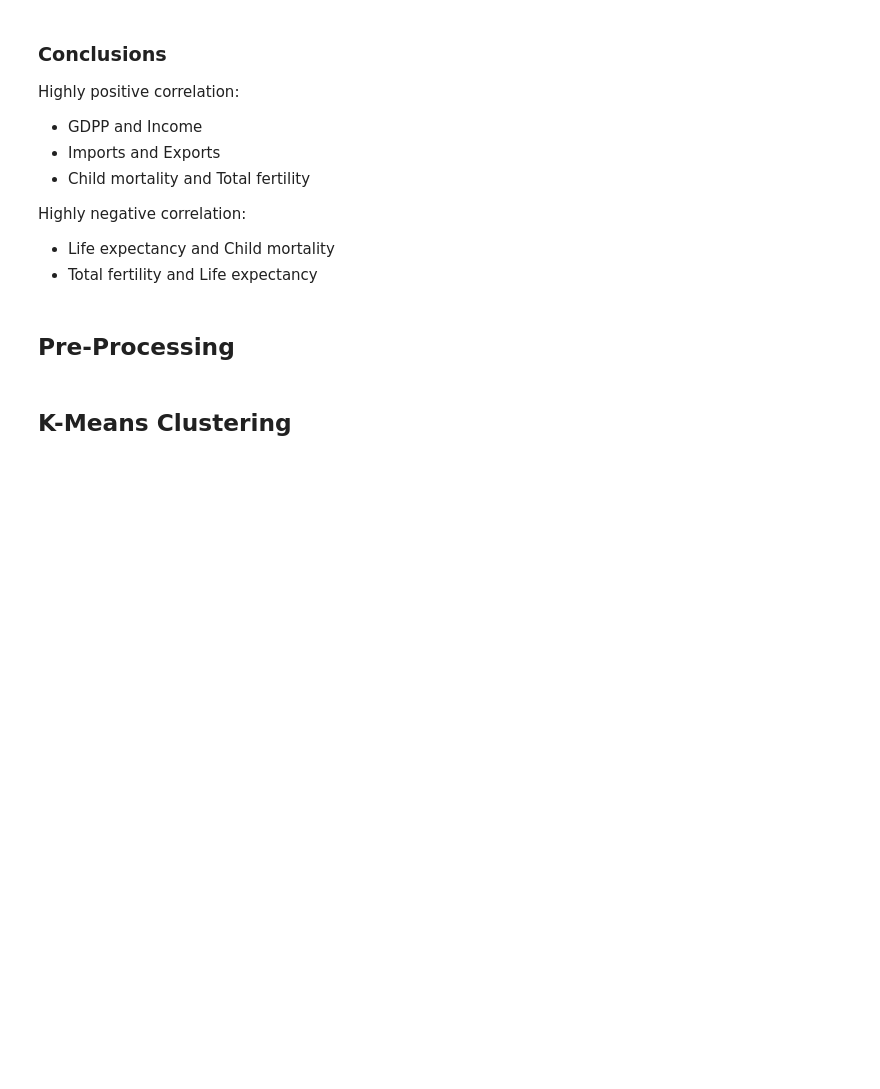
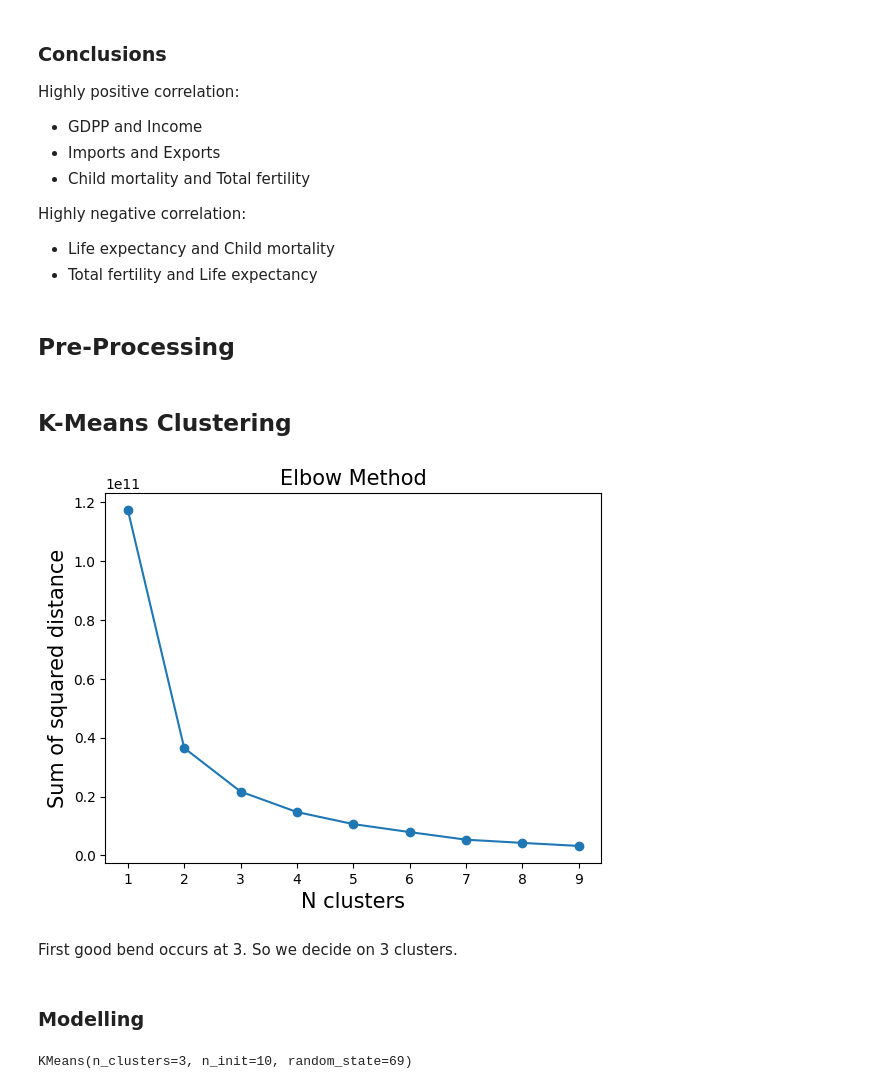
Before and after one commit to kieranthakkar/countryDataUnsupervised, a Jupyter notebook: working.ipynb, the cells around one changed output. Saved outputs shown, nothing was run; the diff lists cells and outputs as text; code cells hidden in the pictures; blank space fills up the shorter version.

```diff
--- a/working.ipynb
+++ b/working.ipynb
@@ -128,3 +129,28 @@ scaler = StandardScaler()
 X = scaler.fit_transform(df)
 # %% [markdown]
 ## K-Means Clustering
+# %%
+# How many clusters? Decide with the elbow method.
+a=[]
+for i in range(1,10):
+    kmean=KMeans(n_clusters=i)
+    kmean.fit(df)
+    a.append(kmean.inertia_)
+
+plt.plot(range(1,10),a,marker='o')
+plt.title('Elbow Method',fontsize=15)
+plt.xlabel('N clusters',fontsize=15)
+plt.ylabel('Sum of squared distance',fontsize=15)
+plt.show()
+# %% [output]
+[figure, added]
+# %% [markdown]
+First good bend occurs at 3. So we decide on 3 clusters.
+# %% [markdown]
+### Modelling
+# %%
+# initialise and fit
+KMC = KMeans(n_clusters=3, random_state=69, n_init=10)
+KMC.fit(X)
+# %% [output]
+KMeans(n_clusters=3, n_init=10, random_state=69)
```
Also changed, not shown: parts of 24 cells of this notebook.
